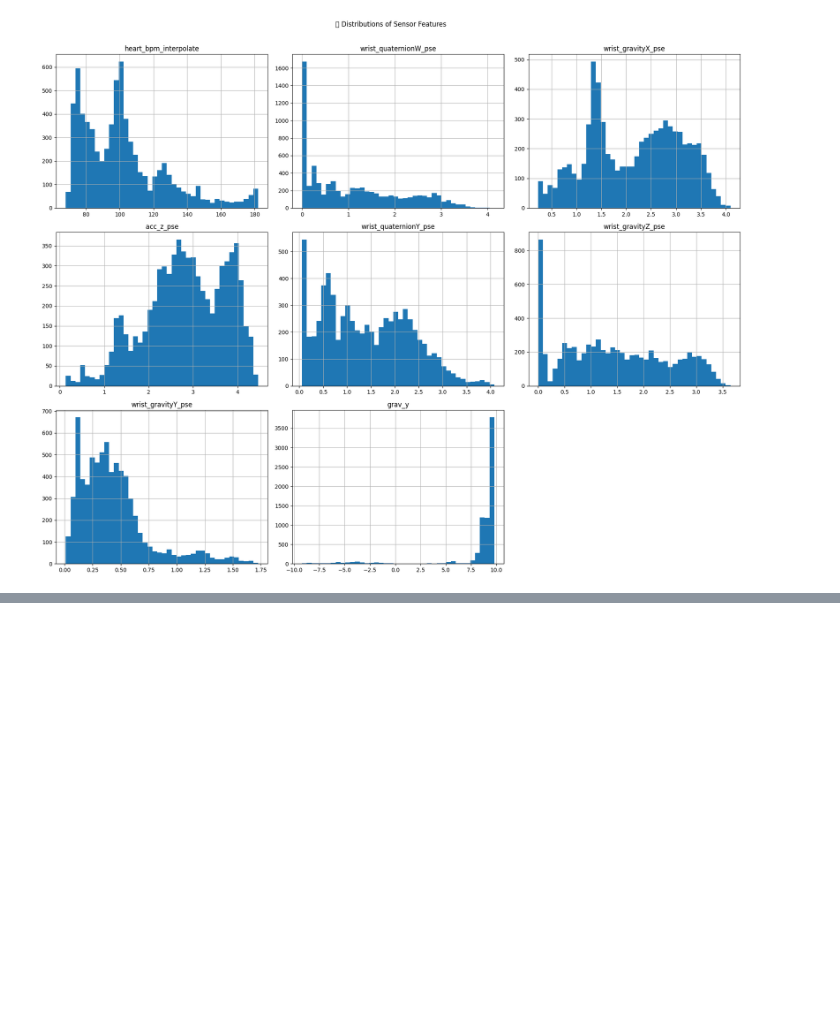
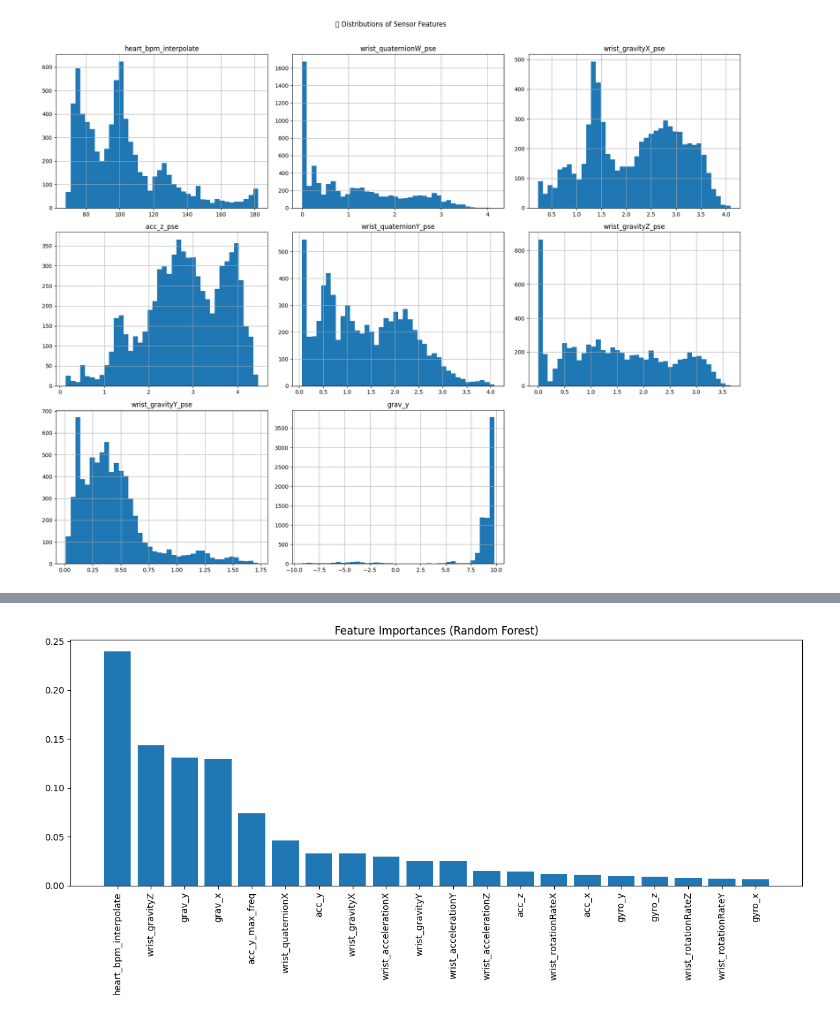
Before and after one commit to IvankaPlesica/ML4QS, a Jupyter notebook: Python3Code/notebooks/IvanaFeaturesDataset.ipynb, the cells around one changed output, grey strips where cells are left out. Saved outputs shown, nothing was run; the diff lists cells and outputs as text; code cells hidden in the pictures; blank space fills up the shorter version.

```diff
--- a/Python3Code/notebooks/IvanaFeaturesDataset.ipynb
+++ b/Python3Code/notebooks/IvanaFeaturesDataset.ipynb
@@ -696,0 +987,21 @@ final_dataset.to_csv('final_dataset.csv', index=False)
+# %%
+import matplotlib.pyplot as plt
+import numpy as np
+
+# Example: For the best random forest model
+rf_model = best_models.get('RandomForest')
+
+if rf_model:
+    importances = rf_model.feature_importances_
+    indices = np.argsort(importances)[::-1]
+
+    plt.figure(figsize=(12,6))
+    plt.title("Feature Importances (Random Forest)")
+    plt.bar(range(len(selected_features)), importances[indices], align='center')
+    plt.xticks(range(len(selected_features)), [selected_features[i] for i in indices], rotation=90)
+    plt.tight_layout()
+    plt.show()
+else:
+    print("Random Forest model not found. Can't plot feature importance.")
+# %% [output]
+[figure, added]
```
Also changed, not shown: parts of 42 cells of this notebook.
